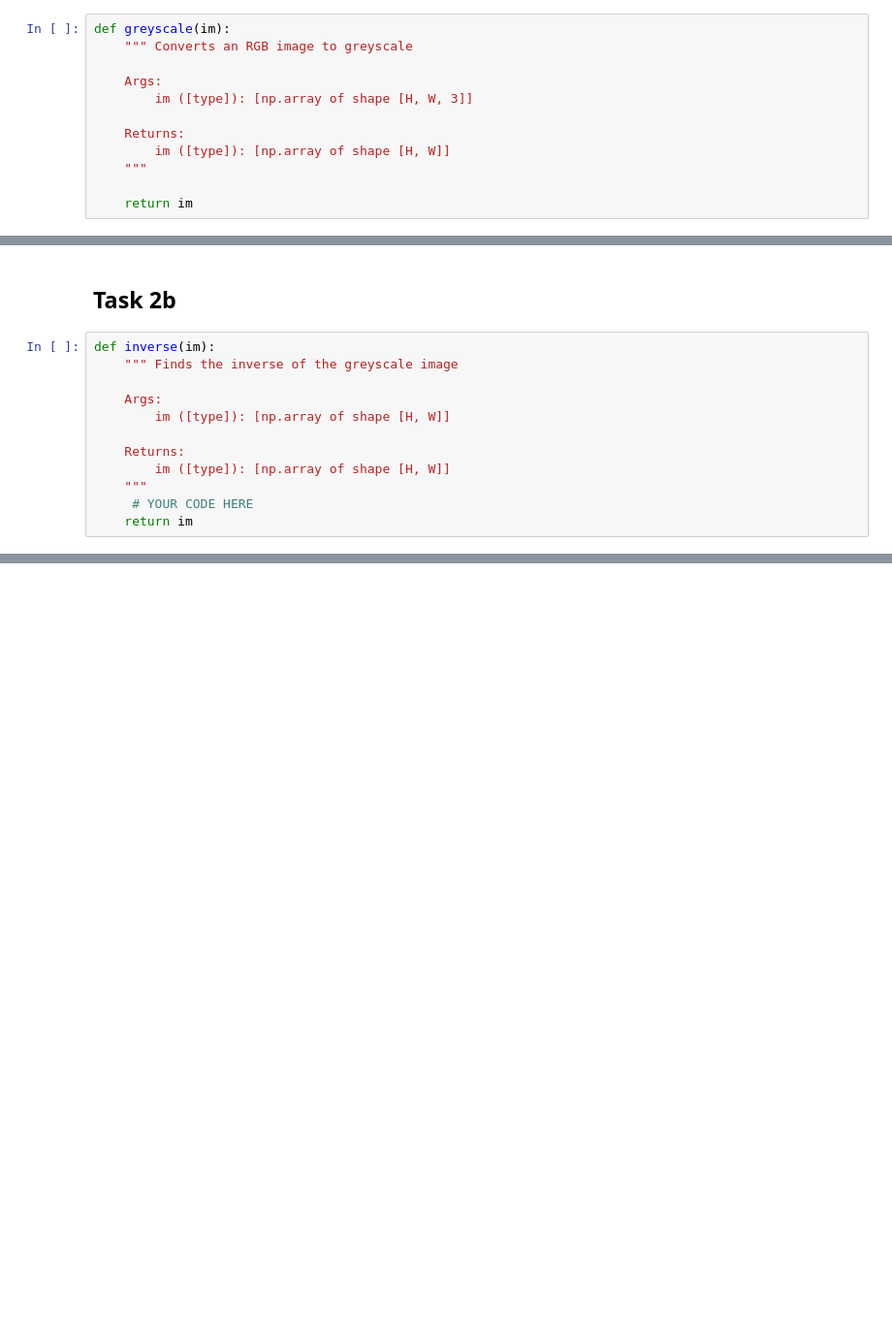
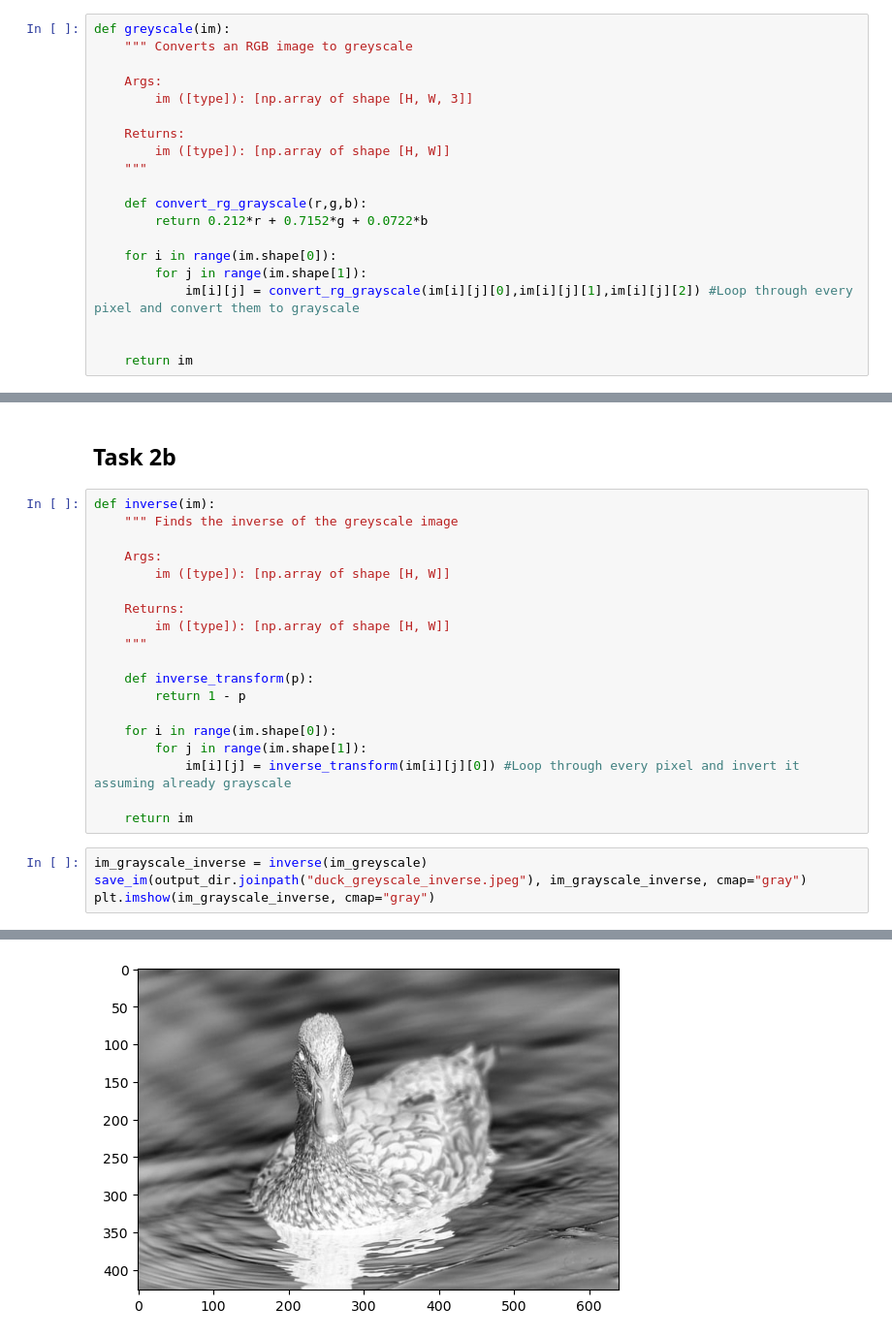
Before and after one commit to williamgt/TDT4195, a Jupyter notebook: TDT4195-StarterCode-2023/assignment 1/task2ab.ipynb, the cells around one changed output, grey strips where cells are left out. Shown at 97% size. Cells and saved outputs as stored; diff of their text form; blank space fills up the shorter version.

```diff
--- a/TDT4195-StarterCode-2023/assignment 1/task2ab.ipynb
+++ b/TDT4195-StarterCode-2023/assignment 1/task2ab.ipynb
@@ -20,6 +23,14 @@ def greyscale(im):
         im ([type]): [np.array of shape [H, W]]
     """
 
+    def convert_rg_grayscale(r,g,b):
+        return 0.212*r + 0.7152*g + 0.0722*b
+
+    for i in range(im.shape[0]):
+        for j in range(im.shape[1]):
+            im[i][j] = convert_rg_grayscale(im[i][j][0],im[i][j][1],im[i][j][2]) #Loop through every pixel and convert them to grayscale
+
+
     return im
 # %%
 im_greyscale = greyscale(im)
@@ -37,5 +51,17 @@ def inverse(im):
     Returns:
         im ([type]): [np.array of shape [H, W]]
     """
-     # YOUR CODE HERE
+
+    def inverse_transform(p):
+        return 1 - p
+
+    for i in range(im.shape[0]):
+        for j in range(im.shape[1]):
+            im[i][j] = inverse_transform(im[i][j][0]) #Loop through every pixel and invert it assuming already grayscale
+
     return im
+# %%
+im_grayscale_inverse = inverse(im_greyscale)
+save_im(output_dir.joinpath("duck_greyscale_inverse.jpeg"), im_grayscale_inverse, cmap="gray")
+plt.imshow(im_grayscale_inverse, cmap="gray")
+# %% [output]
@@ -41,0 +69 @@ def inverse(im):
+[figure, added]
```
Also changed, not shown: parts of 3 cells of this notebook, 4 other files.
